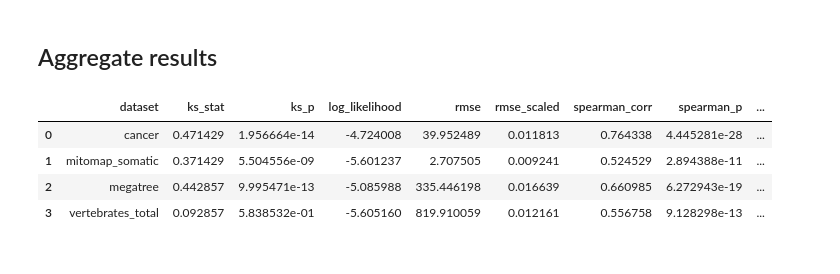
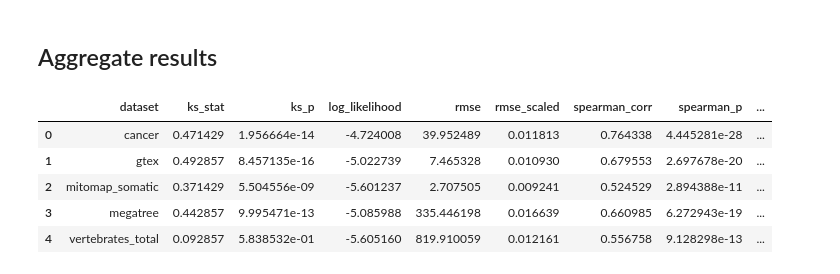
Before and after one commit to mitoclub/AminoAcidShift, a Jupyter notebook: process_analysis/analyse.ipynb, the cells around one changed output. Saved outputs shown, nothing was run; the diff lists cells and outputs as text; code cells hidden in the pictures.

Commit message:
gtex added

```diff
--- a/process_analysis/analyse.ipynb
+++ b/process_analysis/analyse.ipynb
@@ -548,0 +552,9 @@ KL-дивергенция: 0.57
+# %%
+def generate_alt_codon(ref_codon, pos_in_codon: int, alt_nuc: str):
+    assert pos_in_codon in [1, 2, 3]
+    assert ref_codon[pos_in_codon-1] != alt_nuc
+    ref_codon = list(ref_codon)
+    ref_codon[pos_in_codon-1] = alt_nuc
+    return ''.join(ref_codon)
+
+generate_alt_codon('ATG', 1, 'T')
@@ -548,0 +579,17 @@ KL-дивергенция: 0.57
+# %%
+gtex_mut = pd.read_csv('./external_datasets/gtex_annotated.csv')
+gtex_mut = gtex_mut[(gtex_mut.Type == 'CDS') & (gtex_mut.PosInCodon > 0)]
+gtex_mut['AltCodon'] = gtex_mut.apply(lambda x: generate_alt_codon(x.Codon, x.PosInCodon, x.DerivedAllele), axis=1)
+gtex_mut['aa1'] = gtex_mut.apply(lambda x: amino_acid_codes[coda.translate_codon(x.Codon)], axis=1)
+gtex_mut['aa2'] = gtex_mut.apply(lambda x: amino_acid_codes[coda.translate_codon(x.AltCodon)], axis=1)
+gtex_mut = gtex_mut[(gtex_mut.aa1 != gtex_mut.aa2) & (gtex_mut.aa1 != '*') & (gtex_mut.aa2 != '*')]
+
+aa_subst_gtex = gtex_mut.groupby(['aa1', 'aa2']).size().reset_index()
+aa_subst_gtex.columns = ['aa1', 'aa2', 'nobs']
+aa_subst_gtex = aa_subst_gtex.merge(exp_aa_subst, how='right')\
+    .fillna(0).rename(columns={'rate': 'rate_exp'})
+aa_subst_gtex['nexp'] = aa_subst_gtex.rate_exp / aa_subst_gtex.rate_exp.sum() * aa_subst_gtex.nobs.sum()
+aa_subst_gtex['diff'] = aa_subst_gtex.nobs - aa_subst_gtex.nexp
+aa_subst_gtex['nobs_freqs'] = aa_subst_gtex.nobs / aa_subst_gtex.nobs.sum()
+aa_subst_gtex['nexp_freqs'] = aa_subst_gtex.nexp / aa_subst_gtex.nexp.sum()
+aa_subst_gtex
@@ -549,10 +672,14 @@ KL-дивергенция: 0.57
 # %% [markdown]
 ## Aggregate results
 # %%
-pd.DataFrame([cancer_metrics, mitomap_metrics, megatree_metrics, vert_metrics, ])#.to_csv('./metrics.csv', index=False, float_format='%g')
+metrics_total = pd.DataFrame([cancer_metrics, gtex_metrics, mitomap_metrics,
+                              megatree_metrics, vert_metrics, ])
+metrics_total.to_csv('./metrics.csv', index=False, float_format='%g')
+metrics_total
 # %% [output]
 |  | dataset | ks_stat | ks_p | log_likelihood | rmse | rmse_scaled | spearman_corr | spearman_p | ... |
 | 0 | cancer | 0.471429 | 1.956664e-14 | -4.724008 | 39.952489 | 0.011813 | 0.764338 | 4.445281e-28 | ... |
-| 1 | mitomap_somatic | 0.371429 | 5.504556e-09 | -5.601237 | 2.707505 | 0.009241 | 0.524529 | 2.894388e-11 | ... |
-| 2 | megatree | 0.442857 | 9.995471e-13 | -5.085988 | 335.446198 | 0.016639 | 0.660985 | 6.272943e-19 | ... |
-| 3 | vertebrates_total | 0.092857 | 5.838532e-01 | -5.605160 | 819.910059 | 0.012161 | 0.556758 | 9.128298e-13 | ... |
+| 1 | gtex | 0.492857 | 8.457135e-16 | -5.022739 | 7.465328 | 0.010930 | 0.679553 | 2.697678e-20 | ... |
+| 2 | mitomap_somatic | 0.371429 | 5.504556e-09 | -5.601237 | 2.707505 | 0.009241 | 0.524529 | 2.894388e-11 | ... |
+| 3 | megatree | 0.442857 | 9.995471e-13 | -5.085988 | 335.446198 | 0.016639 | 0.660985 | 6.272943e-19 | ... |
+| 4 | vertebrates_total | 0.092857 | 5.838532e-01 | -5.605160 | 819.910059 | 0.012161 | 0.556758 | 9.128298e-13 | ... |
```
Also changed, not shown: parts of 6 cells of this notebook, 2 other files.
